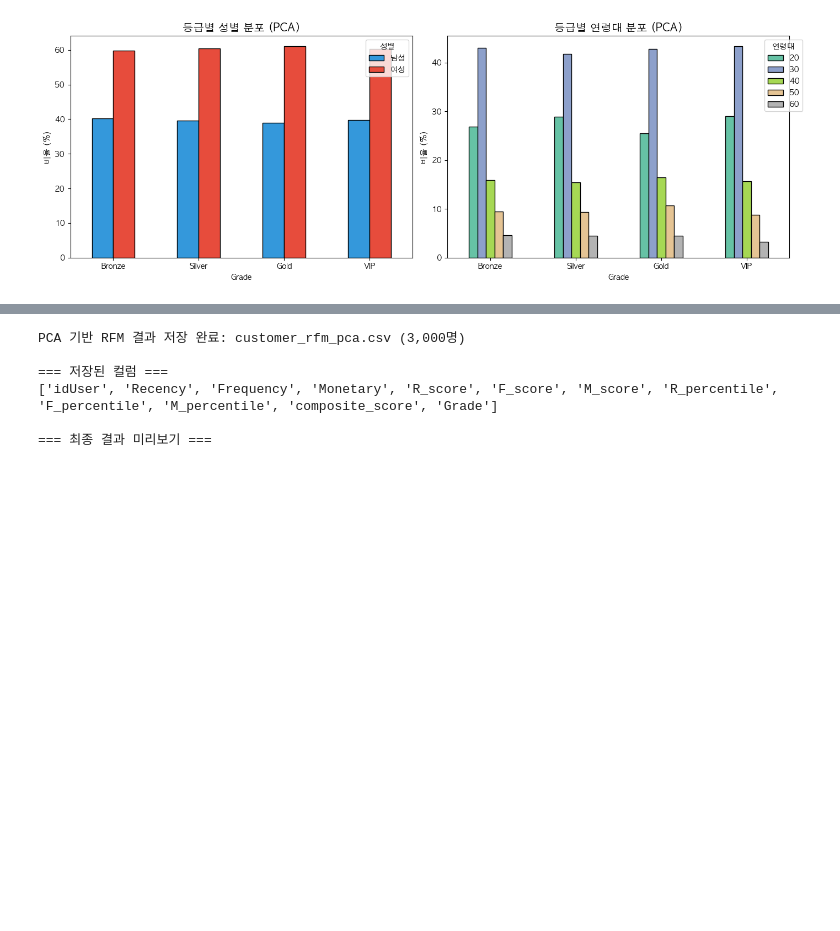
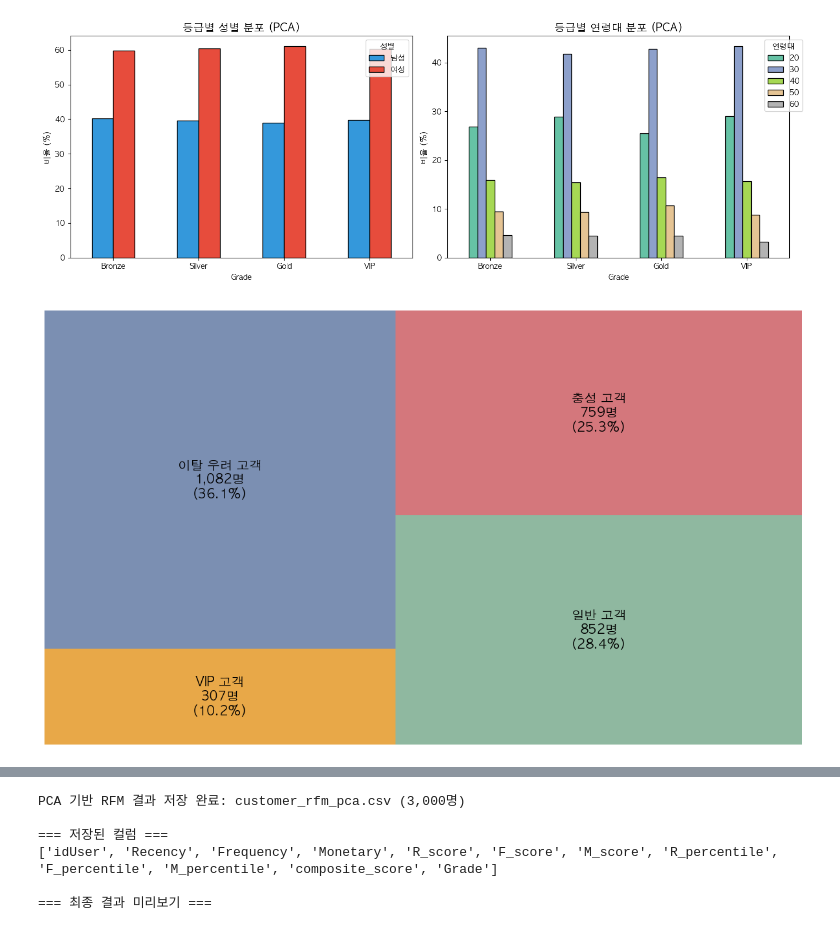
Before and after one commit to wjdwhddls/Bigdata, a Jupyter notebook: analysis/RFM.ipynb, the cells around one changed output, grey strips where cells are left out. Saved outputs shown, nothing was run; the diff lists cells and outputs as text; code cells hidden in the pictures; blank space fills up the shorter version.

```diff
--- a/analysis/RFM.ipynb
+++ b/analysis/RFM.ipynb
@@ -1229,3 +433,33 @@ plt.tight_layout()
 plt.show()
 # %% [output]
 [figure]
+# %%
+# =============================================
+# Step 5-5: 시각화 - 트리맵 (등급별 고객 분포)
+# =============================================
+import squarify
+
+grade_counts = rfm_pca['Grade'].value_counts()
+grade_map = {'VIP': 'VIP 고객', 'Gold': '충성 고객', 'Silver': '일반 고객', 'Bronze': '이탈 우려 고객'}
+color_map = {'VIP 고객': '#E8A848', '일반 고객': '#8FB8A0', '이탈 우려 고객': '#7B8FB2', '충성 고객': '#D4777C'}
+
+total = grade_counts.sum()
+labels = []
+sizes = []
+colors = []
+for grade in ['VIP', 'Bronze', 'Silver', 'Gold']:
+    name = grade_map[grade]
+    cnt = grade_counts[grade]
+    pct = cnt / total * 100
+    labels.append(f'{name}\n{cnt:,}명\n({pct:.1f}%)')
+    sizes.append(cnt)
+    colors.append(color_map[name])
+
+fig, ax = plt.subplots(figsize=(12, 7))
+squarify.plot(sizes=sizes, label=labels, color=colors, alpha=1.0,
+              text_kwargs={'fontsize': 14, 'fontweight': 'bold'}, ax=ax)
+ax.axis('off')
+plt.tight_layout()
+plt.show()
+# %% [output]
+[figure, added]
```
Also changed, not shown: parts of 37 cells of this notebook, 1 other file.
